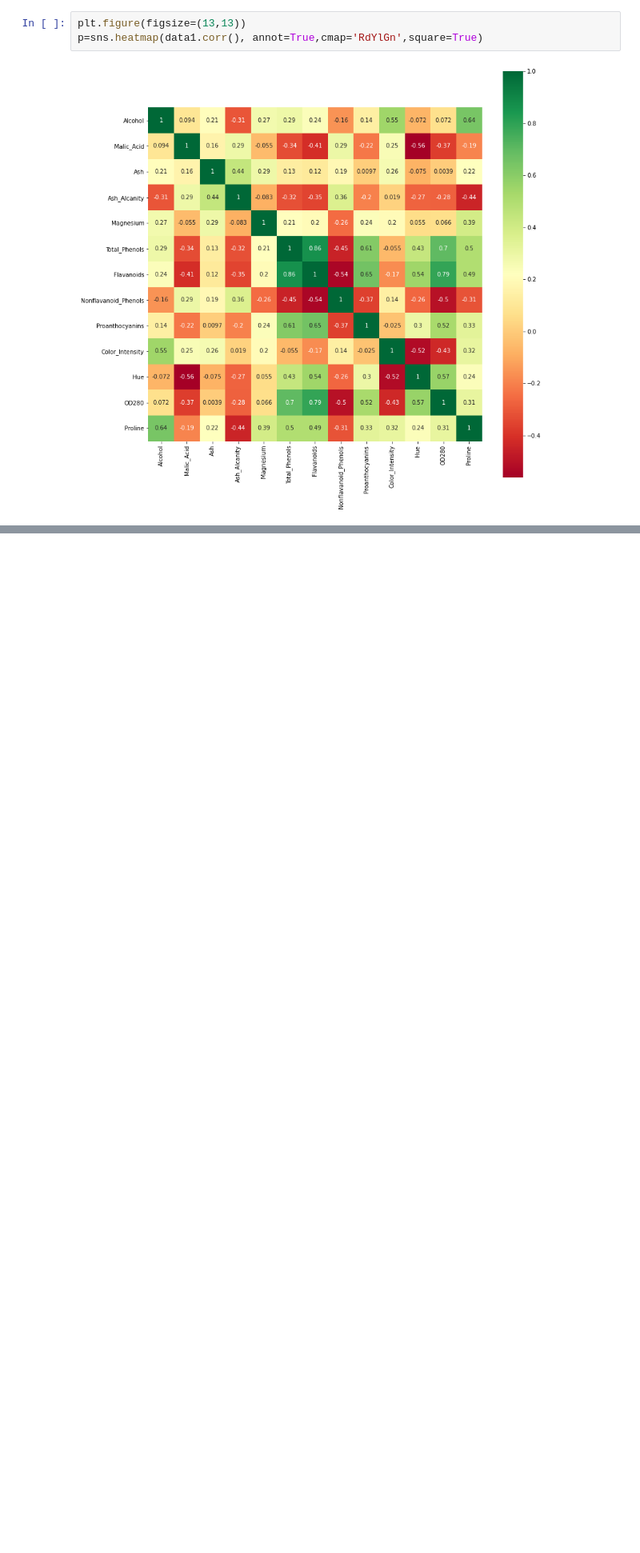
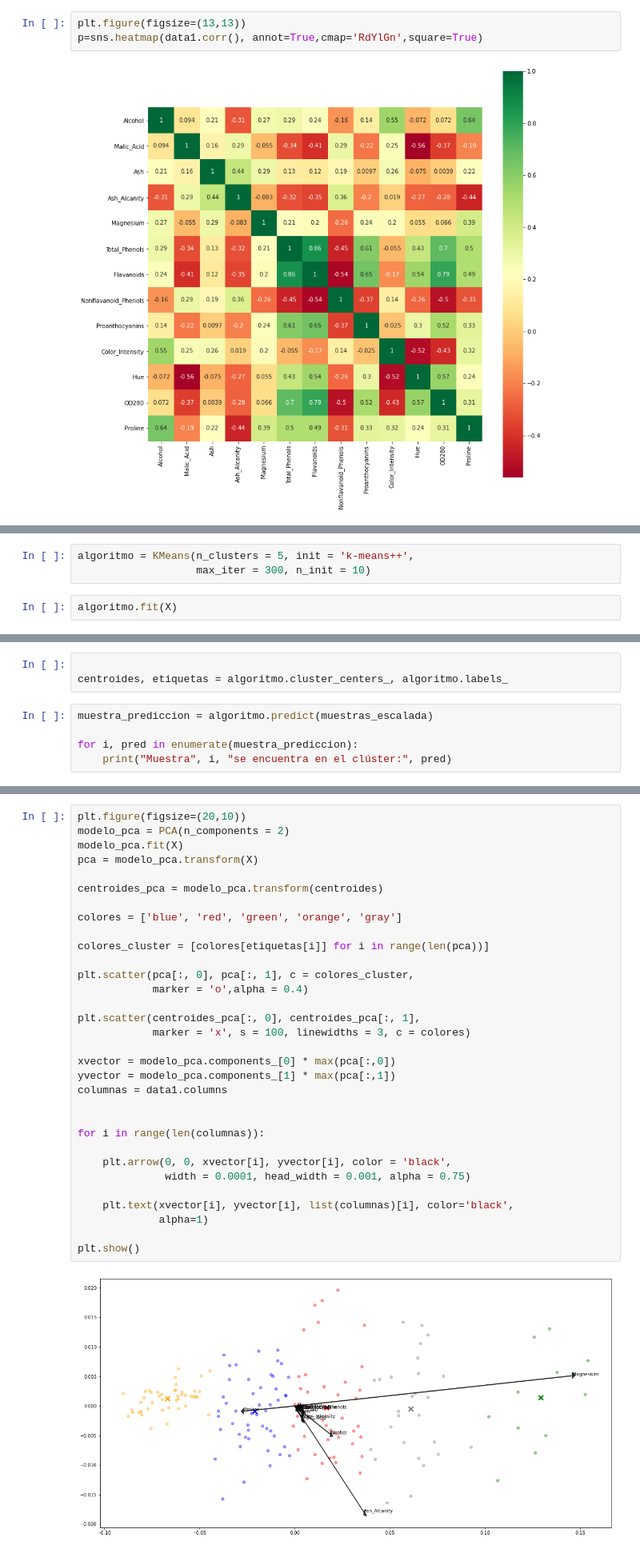
Before and after one commit to DakotaSSL1995/Evaluacion_2_ICINF514, a Jupyter notebook: Solemne 2 Parte 1.ipynb, the cells around one changed output, grey strips where cells are left out. Shown at 80% size. Cells and saved outputs as stored; diff of their text form; blank space fills up the shorter version.

```diff
--- a/Solemne 2 Parte 1.ipynb
+++ b/Solemne 2 Parte 1.ipynb
@@ -134,0 +150,5 @@ p=sns.heatmap(data1.corr(), annot=True,cmap='RdYlGn',square=True)
+# %%
+algoritmo = KMeans(n_clusters = 5, init = 'k-means++',
+                   max_iter = 300, n_init = 10)
+# %%
+algoritmo.fit(X)
@@ -134,0 +157,8 @@ p=sns.heatmap(data1.corr(), annot=True,cmap='RdYlGn',square=True)
+# %%
+
+centroides, etiquetas = algoritmo.cluster_centers_, algoritmo.labels_
+# %%
+muestra_prediccion = algoritmo.predict(muestras_escalada)
+
+for i, pred in enumerate(muestra_prediccion):
+    print("Muestra", i, "se encuentra en el clúster:", pred)
@@ -134,0 +169,34 @@ p=sns.heatmap(data1.corr(), annot=True,cmap='RdYlGn',square=True)
+# %%
+plt.figure(figsize=(20,10))
+modelo_pca = PCA(n_components = 2)
+modelo_pca.fit(X)
+pca = modelo_pca.transform(X)
+
+centroides_pca = modelo_pca.transform(centroides)
+
+colores = ['blue', 'red', 'green', 'orange', 'gray']
+
+colores_cluster = [colores[etiquetas[i]] for i in range(len(pca))]
+
+plt.scatter(pca[:, 0], pca[:, 1], c = colores_cluster,
+            marker = 'o',alpha = 0.4)
+
+plt.scatter(centroides_pca[:, 0], centroides_pca[:, 1],
+            marker = 'x', s = 100, linewidths = 3, c = colores)
+
+xvector = modelo_pca.components_[0] * max(pca[:,0])
+yvector = modelo_pca.components_[1] * max(pca[:,1])
+columnas = data1.columns
+
+
+for i in range(len(columnas)):
+
+    plt.arrow(0, 0, xvector[i], yvector[i], color = 'black',
+              width = 0.0001, head_width = 0.001, alpha = 0.75)
+
+    plt.text(xvector[i], yvector[i], list(columnas)[i], color='black',
+             alpha=1)
+
+plt.show()
+# %% [output]
+[figure, added]
```
Also changed, not shown: parts of 10 cells of this notebook, 1 other file.
